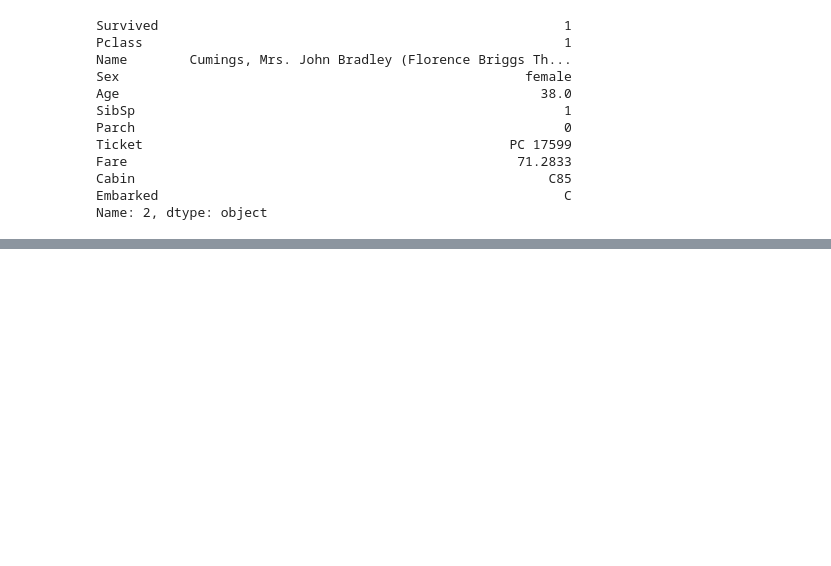
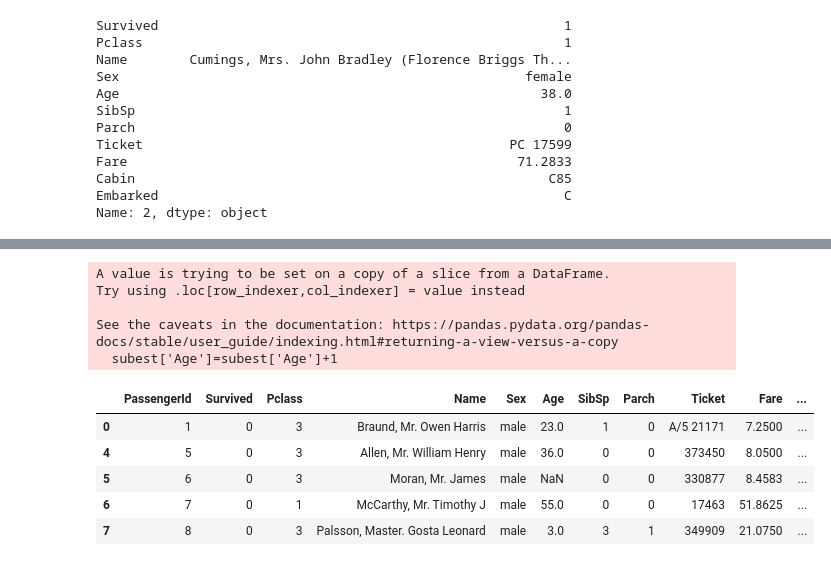
Before and after one commit to mdzaheerjk/Pandas, a Jupyter notebook: pandas.ipynb, the cells around one changed output, grey strips where cells are left out. Saved outputs shown, nothing was run; the diff lists cells and outputs as text; code cells hidden in the pictures; blank space fills up the shorter version.

```diff
--- a/pandas.ipynb
+++ b/pandas.ipynb
@@ -804,0 +891,21 @@ df_by_passenger_id.head()
+# %%
+subest=df[df['Sex']=='male']
+subest['Age']=subest['Age']+1
+# %% [output]
+A value is trying to be set on a copy of a slice from a DataFrame.
+Try using .loc[row_indexer,col_indexer] = value instead
+
+See the caveats in the documentation: https://pandas.pydata.org/pandas-docs/stable/user_guide/indexing.html#returning-a-view-versus-a-copy
+  subest['Age']=subest['Age']+1
+# %%
+subest=df[df['Sex']=='male'].copy()
+subest['Age']+=1
+# %%
+subest.head()
+# %% [output]
+|  | PassengerId | Survived | Pclass | Name | Sex | Age | SibSp | Parch | Ticket | Fare | ... |
+| 0 | 1 | 0 | 3 | Braund, Mr. Owen Harris | male | 23.0 | 1 | 0 | A/5 21171 | 7.2500 | ... |
+| 4 | 5 | 0 | 3 | Allen, Mr. William Henry | male | 36.0 | 0 | 0 | 373450 | 8.0500 | ... |
+| 5 | 6 | 0 | 3 | Moran, Mr. James | male | NaN | 0 | 0 | 330877 | 8.4583 | ... |
+| 6 | 7 | 0 | 1 | McCarthy, Mr. Timothy J | male | 55.0 | 0 | 0 | 17463 | 51.8625 | ... |
+| 7 | 8 | 0 | 3 | Palsson, Master. Gosta Leonard | male | 3.0 | 3 | 1 | 349909 | 21.0750 | ... |
```
Also changed, not shown: parts of 16 cells of this notebook.
